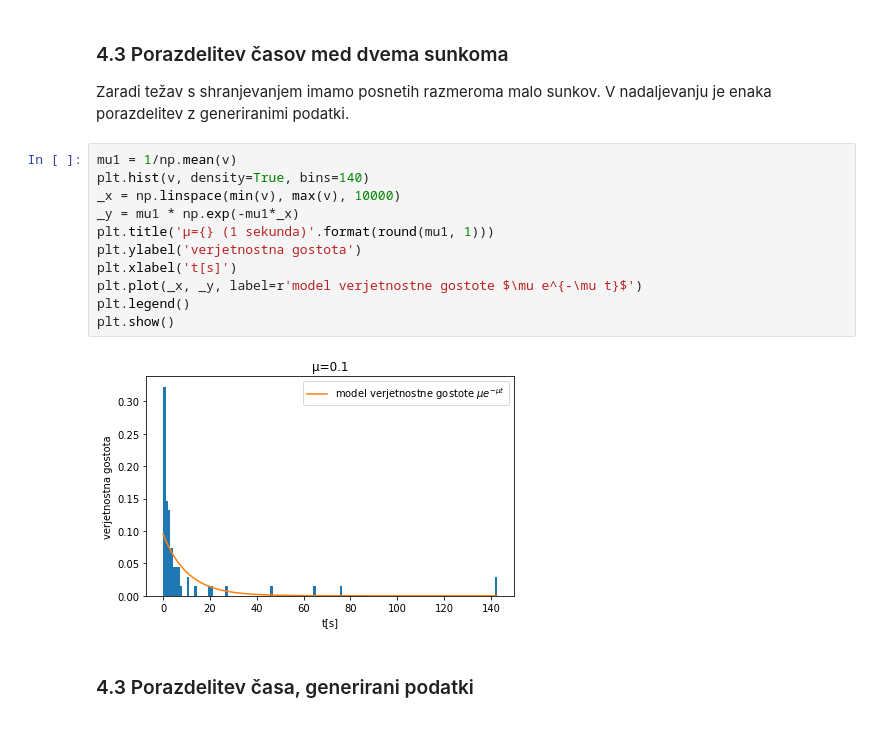
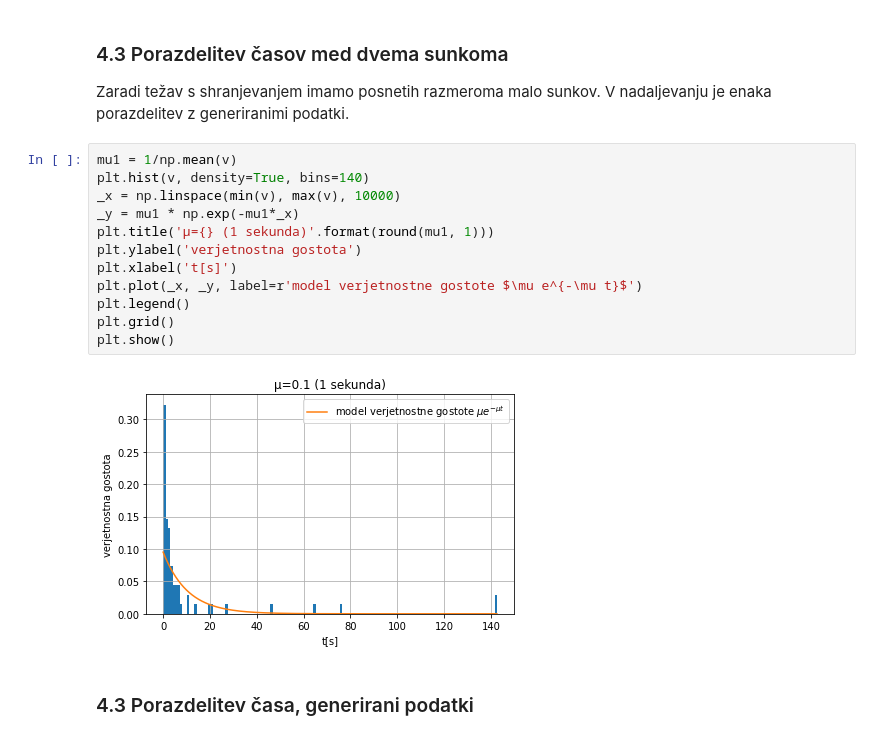
Before and after one commit to gregorkrz/fizikalni-praktikum-2, a Jupyter notebook: vaja69/vaja69.ipynb, the cells around one changed output. Cells and saved outputs as stored; diff of their text form.

```diff
--- a/vaja69/vaja69.ipynb
+++ b/vaja69/vaja69.ipynb
@@ -144,16 +149,17 @@ Zaradi težav s shranjevanjem imamo posnetih razmeroma malo sunkov. V nadaljevan
 # %%
 mu1 = 1/np.mean(v)
 plt.hist(v, density=True, bins=140)
 _x = np.linspace(min(v), max(v), 10000)
 _y = mu1 * np.exp(-mu1*_x)
 plt.title('μ={} (1 sekunda)'.format(round(mu1, 1)))
 plt.ylabel('verjetnostna gostota')
 plt.xlabel('t[s]')
 plt.plot(_x, _y, label=r'model verjetnostne gostote $\mu e^{-\mu t}$')
 plt.legend()
+plt.grid()
 plt.show()
 # %% [output]
-[figure, old version]
+[figure, new version]
 # %% [markdown]
 ### 4.3 Porazdelitev časa, generirani podatki
 # %%
```
Also changed, not shown: parts of 7 cells of this notebook, 1 other file.
